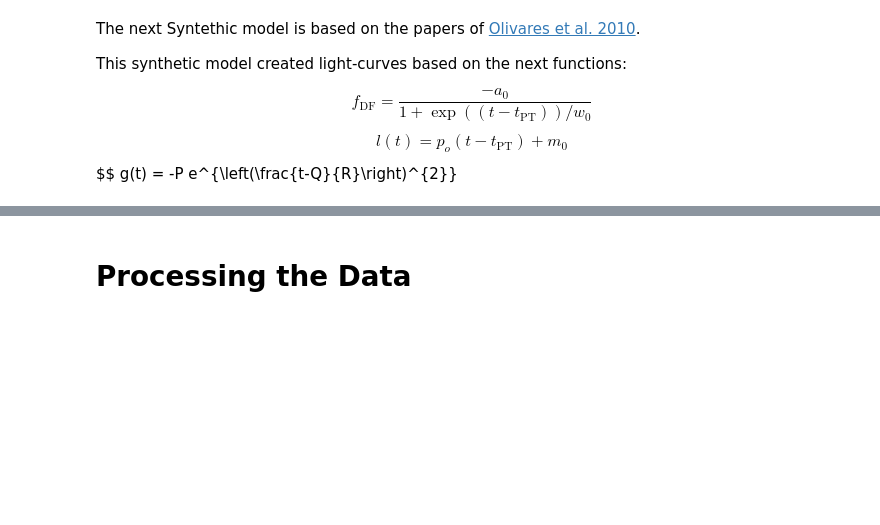
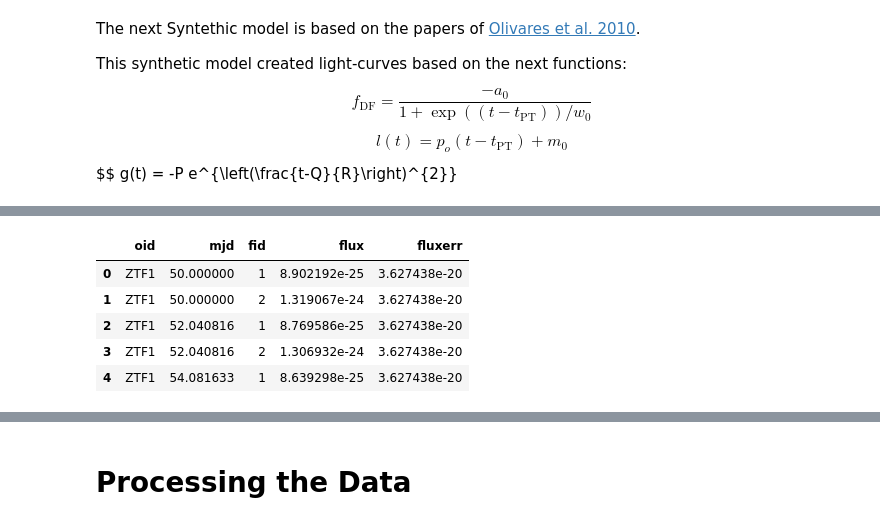
Before and after one commit to jurados/SNeMPhyVAE, a Jupyter notebook: main_model.ipynb, the cells around one changed output, grey strips where cells are left out. Cells and saved outputs as stored; diff of their text form; code cells hidden in the pictures; blank space fills up the shorter version.

```diff
--- a/main_model.ipynb
+++ b/main_model.ipynb
@@ -332,3 +417,12 @@ plot_light_curve(train_data_synthetic[train_data_synthetic.oid == train_data_syn
 # %%
 train_data_synthetic = mag_to_flux(train_data_synthetic)
 test_data_synthetic  = mag_to_flux(test_data_synthetic)
+# %%
+train_data_synthetic.head()
+# %% [output]
+|  | oid | mjd | fid | flux | fluxerr |
+| 0 | ZTF1 | 50.000000 | 1 | 8.902192e-25 | 3.627438e-20 |
+| 1 | ZTF1 | 50.000000 | 2 | 1.319067e-24 | 3.627438e-20 |
+| 2 | ZTF1 | 52.040816 | 1 | 8.769586e-25 | 3.627438e-20 |
+| 3 | ZTF1 | 52.040816 | 2 | 1.306932e-24 | 3.627438e-20 |
+| 4 | ZTF1 | 54.081633 | 1 | 8.639298e-25 | 3.627438e-20 |
```
Also changed, not shown: parts of 42 cells of this notebook, 2 other files.
